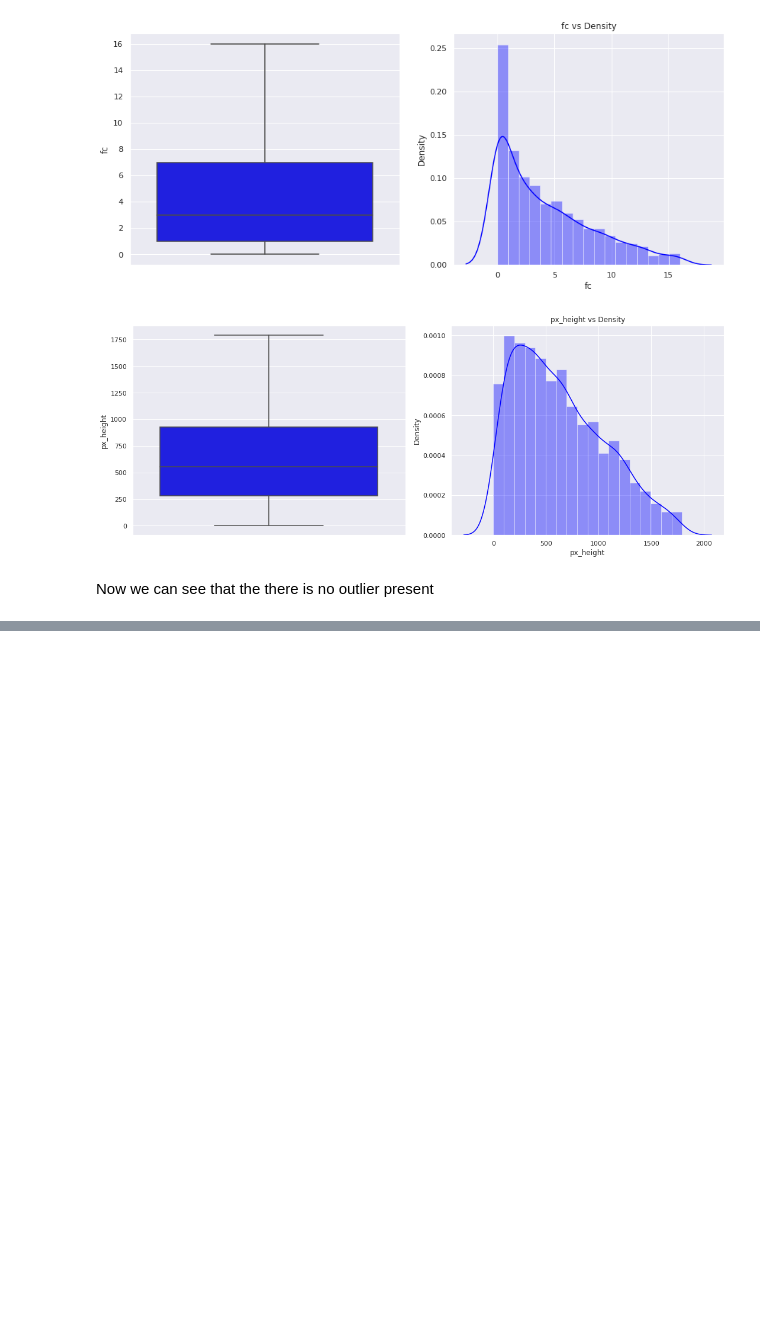
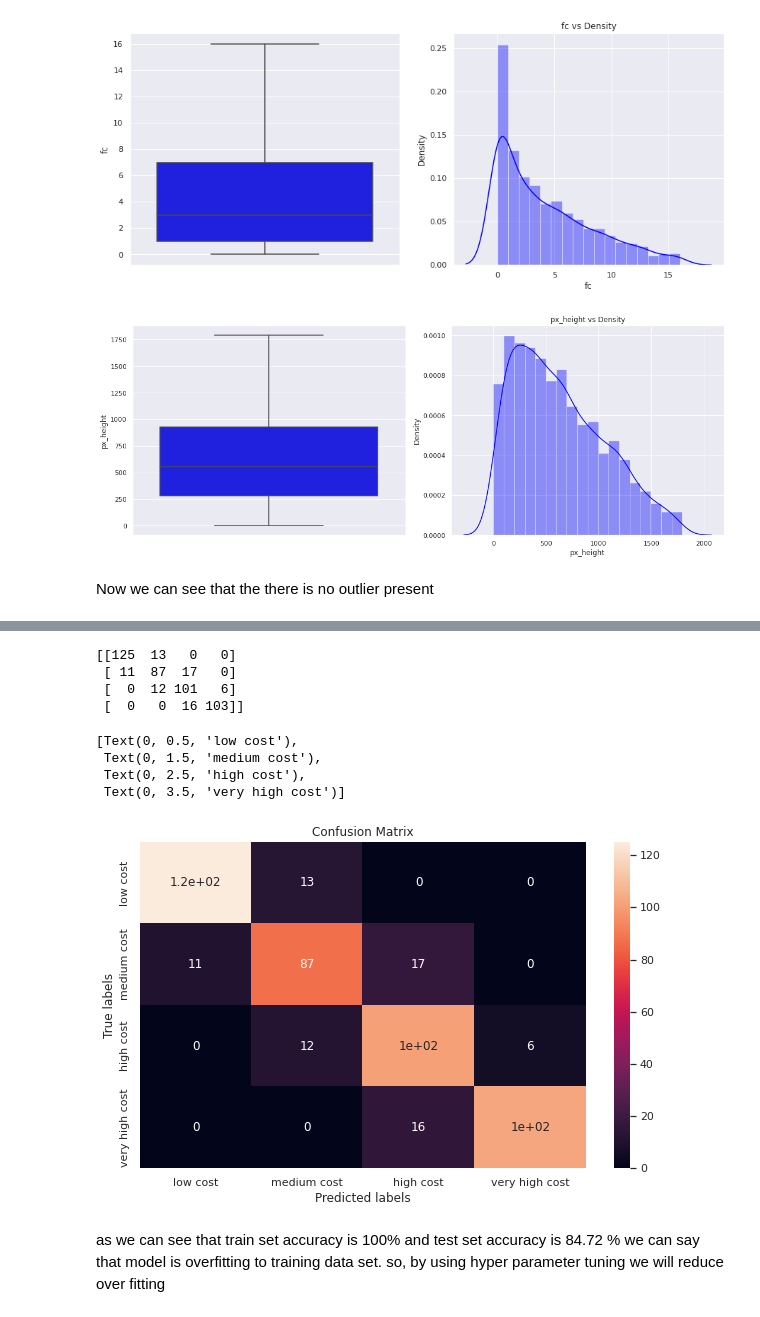
Before and after one commit to SujitbMusale/Mobile-Price-Range-Prediction-classification, a Jupyter notebook: Mobile_Price_Range_Prediction.ipynb, the cells around one changed output, grey strips where cells are left out. Cells and saved outputs as stored; diff of their text form; code cells hidden in the pictures; blank space fills up the shorter version.

```diff
--- a/Mobile_Price_Range_Prediction.ipynb
+++ b/Mobile_Price_Range_Prediction.ipynb
@@ -315,0 +356,7 @@ Now we can see that the there is no outlier present
+# %%
+# As we know the Decison tree is tree based model we will not required scaling for this.
+# splitting the data into Train data and test data
+X_train, X_test, y_train, y_test = train_test_split(X, y, test_size=0.25, random_state=0)
+# %%
+# Creating object of the decision tree.
+DTC=DecisionTreeClassifier(random_state=0)
@@ -315,0 +368,4 @@ Now we can see that the there is no outlier present
+# %%
+# Predicting y values of train data and test data.
+y_train_pred=DTC.predict(X_train)
+y_pred=DTC.predict(X_test)
@@ -315,0 +382,29 @@ Now we can see that the there is no outlier present
+# %%
+# Get the confusion matrix for both train and test
+plt.figure(figsize=(10,6))
+labels = ['low cost','medium cost', 'high cost', 'very high cost']
+cm = confusion_matrix(y_test, y_pred)
+print(cm)
+
+ax= plt.subplot()
+sns.heatmap(cm, annot=True, ax = ax) #annot=True to annotate cells
+
+# labels, title and ticks
+ax.set_xlabel('Predicted labels')
+ax.set_ylabel('True labels')
+ax.set_title('Confusion Matrix')
+ax.xaxis.set_ticklabels(labels)
+ax.yaxis.set_ticklabels(labels)
+# %% [output]
+[[125  13   0   0]
+ [ 11  87  17   0]
+ [  0  12 101   6]
+ [  0   0  16 103]]
+[Text(0, 0.5, 'low cost'),
+ Text(0, 1.5, 'medium cost'),
+ Text(0, 2.5, 'high cost'),
+ Text(0, 3.5, 'very high cost')]
+[figure, added]
+# %% [markdown]
+as we can see that train set accuracy is 100% and test set accuracy is 84.72 %
+we can say that model is overfitting to training data set. so, by using hyper parameter tuning we will reduce over fitting
```
Also changed, not shown: parts of 26 cells of this notebook.
